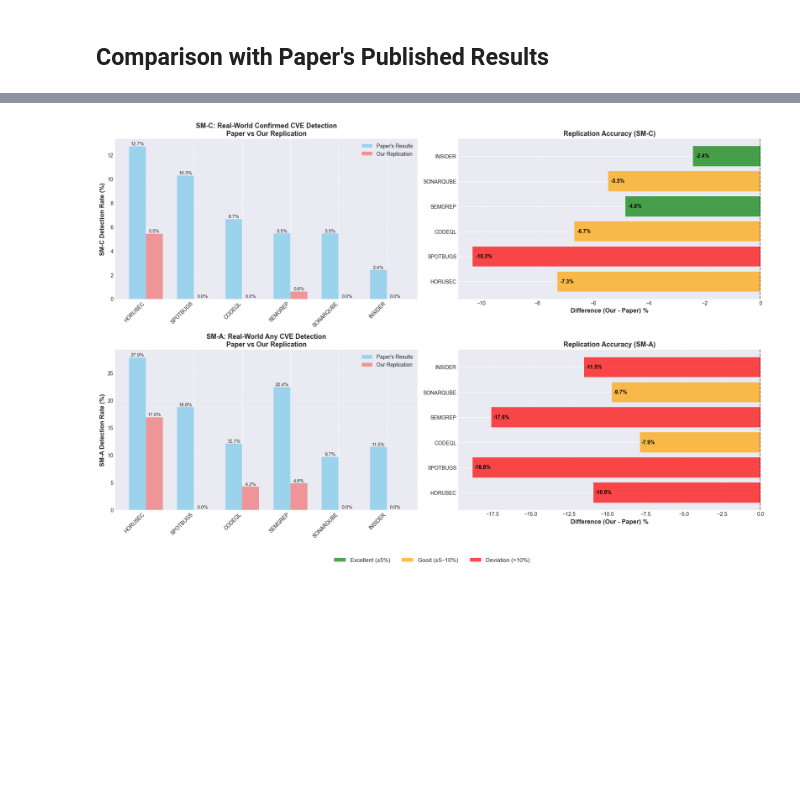
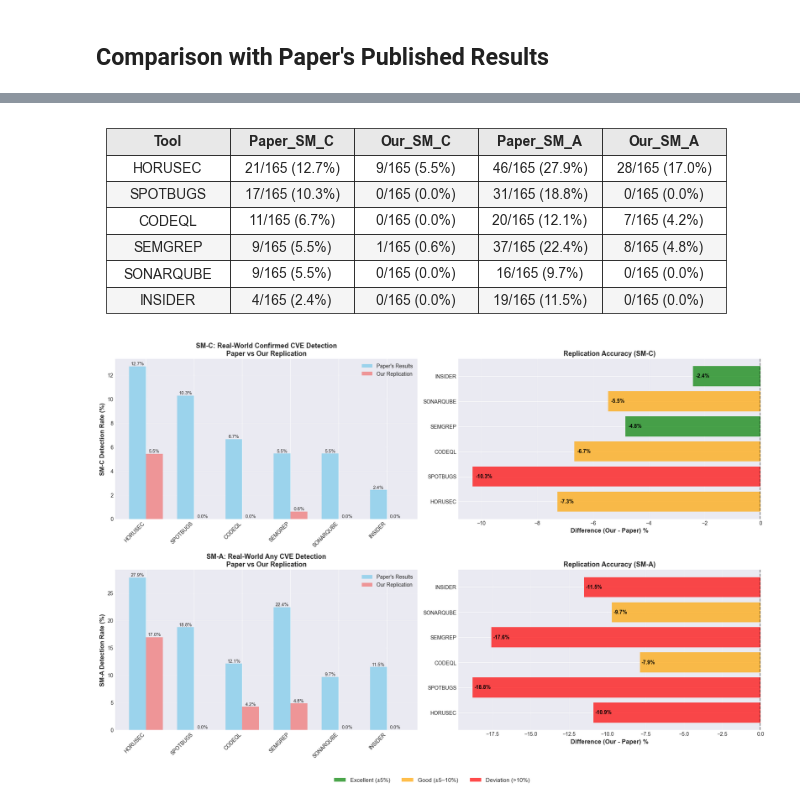
Before and after one commit to ibrahimssmalik/tool_analysis, a Jupyter notebook: sast_scorecard_analysis.ipynb, the cells around one changed output, grey strips where cells are left out. Saved outputs shown, nothing was run; the diff lists cells and outputs as text; code cells hidden in the pictures; blank space fills up the shorter version.

```diff
--- a/sast_scorecard_analysis.ipynb
+++ b/sast_scorecard_analysis.ipynb
@@ -1275,6 +1359,10 @@ Our Replication vs Paper's Published Results:
 | 3 | SEMGREP | 9/165 (5.5%) | 1/165 (0.6%) | 37/165 (22.4%) | 8/165 (4.8%) | 79.8 | 69.7 |
 | 4 | SONARQUBE | 9/165 (5.5%) | 0/165 (0.0%) | 16/165 (9.7%) | 0/165 (0.0%) | 27.0 | 16.5 |
 | 5 | INSIDER | 4/165 (2.4%) | 0/165 (0.0%) | 19/165 (11.5%) | 0/165 (0.0%) | 13.9 | 36.3 |
+# %%
+plot_tool_summary_table(paper_comparison_df[['Tool', 'Paper_RW_SM_C', 'Our_RW_SM_C', 'Paper_RW_SM_A', 'Our_RW_SM_A']].rename(columns={'Paper_RW_SM_C':'Paper_SM_C','Our_RW_SM_C':'Our_SM_C','Paper_RW_SM_A':'Paper_SM_A','Our_RW_SM_A':'Our_SM_A'}))
+# %% [output]
+[figure, added]
 # %%
 fig, axes = plt.subplots(2, 2, figsize=(18, 12))
 (ax1_a, ax2_a), (ax1_c, ax2_c) = axes
```
Also changed, not shown: parts of 10 cells of this notebook, 18 other files.
